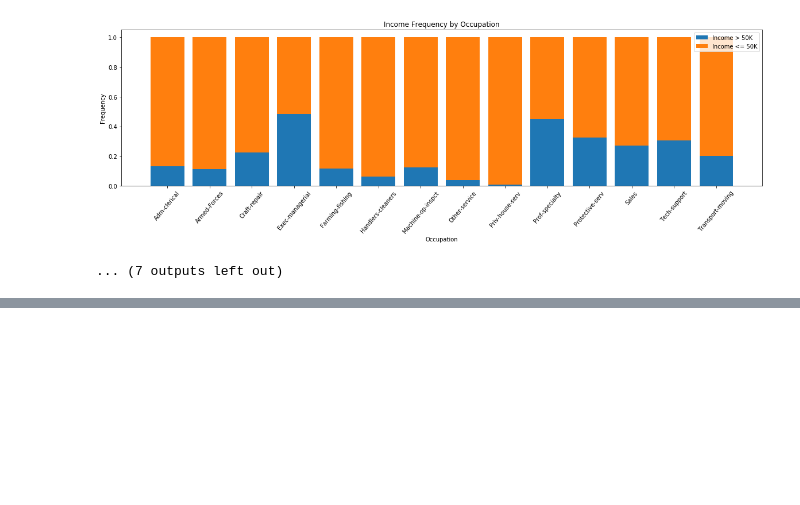
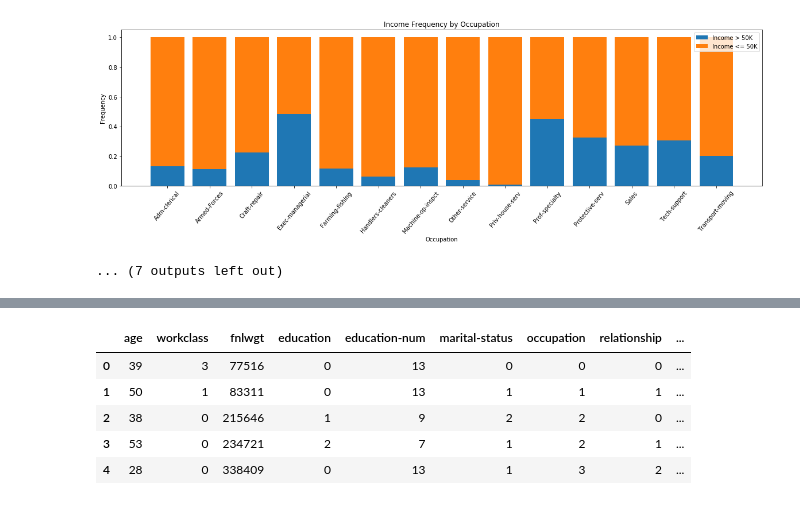
Before and after one commit to s3604730/PDSAssignment2, a Jupyter notebook: Assignment2.ipynb, the cells around one changed output, grey strips where cells are left out. Saved outputs shown, nothing was run; the diff lists cells and outputs as text; code cells hidden in the pictures; blank space fills up the shorter version.

Commit message:
Data pre processing

```diff
--- a/Assignment2.ipynb
+++ b/Assignment2.ipynb
@@ -36,6 +36,7 @@ df[df['fnlwgt'].isnull()]
 #continuous variable with no nulls
 #Next is education
 dfEducation = df['education']
+df['education']=df['education'].str.strip()
 dfEducation.value_counts()
 #check No nulls
 df[dfEducation.isnull()]
@@ -428,0 +424,86 @@ from sklearn.neighbors import KNeighborsClassifier
+# %%
+#Task 3: Data Pre Processing
+
+#have a look at data type
+df.info()
+
+#transform object to numeric values, since model cannot understand strings
+#workclass
+workclass={'Private':0,'Self-emp-not-inc':1,'Local-gov':2,'State-gov':3,'Self-emp-inc':4,'Federal-gov':5,'Without-pay':6}
+df['workclass'] = [workclass[item] for item in df['workclass']]
+
+#education
+education_name = df['education'].unique()
+education={}
+i=0
+for value in education_name:
+    education[value]=i
+    i=i+1
+df['education'] = [education[item] for item in df['education']]
+
+#marital status
+marital_status_name = df['marital-status'].unique()
+marital_status={}
+i=0
+for value in marital_status_name:
+    marital_status[value]=i
+    i=i+1
+df['marital-status'] = [marital_status[item] for item in df['marital-status']]
+
+
+#occupation
+occupation_name = df['occupation'].unique()
+occupation={}
+i=0
+for value in occupation_name:
+    occupation[value]=i
+    i=i+1
+df['occupation'] = [occupation[item] for item in df['occupation']]
+
+#relationship
+relationship_name = df['relationship'].unique()
+relationship={}
+i=0
+for value in relationship_name:
+    relationship[value]=i
+    i=i+1
+df['relationship'] = [relationship[item] for item in df['relationship']]
+
+
+#race
+race_name = df['race'].unique()
+race={}
+i=0
+for value in race_name:
+    race[value]=i
+    i=i+1
+df['race'] = [race[item] for item in df['race']]
+
+#sex
+sex_name = df['sex'].unique()
+sex={}
+i=0
+for value in sex_name:
+    sex[value]=i
+    i=i+1
+df['sex'] = [sex[item] for item in df['sex']]
+
+#native-country
+country_name = df['native-country'].unique()
+country={}
+i=0
+for value in country_name:
+    country[value]=i
+    i=i+1
+df['native-country'] = [country[item] for item in df['native-country']]
+
+#income
+income_name = df['income'].unique()
+income={}
+i=0
+for value in income_name:
+    income[value]=i
+    i=i+1
+df['income'] = [income[item] for item in df['income']]
+df.head()
+# %% [output]
@@ -428,0 +530,6 @@ from sklearn.neighbors import KNeighborsClassifier
+|  | age | workclass | fnlwgt | education | education-num | marital-status | occupation | relationship | ... |
+| 0 | 39 | 3 | 77516 | 0 | 13 | 0 | 0 | 0 | ... |
+| 1 | 50 | 1 | 83311 | 0 | 13 | 1 | 1 | 1 | ... |
+| 2 | 38 | 0 | 215646 | 1 | 9 | 2 | 2 | 0 | ... |
+| 3 | 53 | 0 | 234721 | 2 | 7 | 1 | 2 | 1 | ... |
+| 4 | 28 | 0 | 338409 | 0 | 13 | 1 | 3 | 2 | ... |
```
Also changed, not shown: parts of 4 cells of this notebook.
